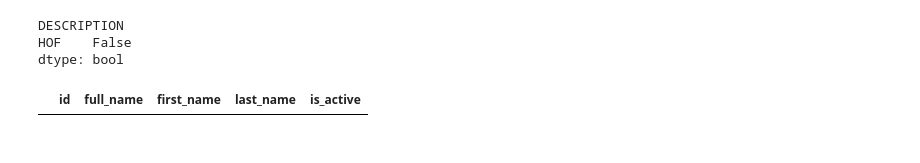
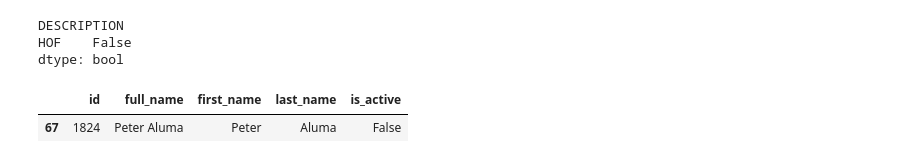
Before and after one commit to bharthun7/nba-hof-predictor, a Jupyter notebook: inactive-scraper-tester.ipynb, the cells around one changed output. Cells and saved outputs as stored; diff of their text form; code cells hidden in the pictures.

```diff
--- a/inactive-scraper-tester.ipynb
+++ b/inactive-scraper-tester.ipynb
@@ -412,8 +416,9 @@ DESCRIPTION
 HOF    False
 dtype: bool
 # %%
-andy=inactives[inactives["full_name"]=="Andy Anderson"]
-andy
+hank=inactives[inactives["full_name"]=="Peter Aluma"]
+hank
 # %% [output]
 |  | id | full_name | first_name | last_name | is_active |
+| 67 | 1824 | Peter Aluma | Peter | Aluma | False |
 # %%
```
Also changed, not shown: parts of 5 cells of this notebook, 1 other file.
